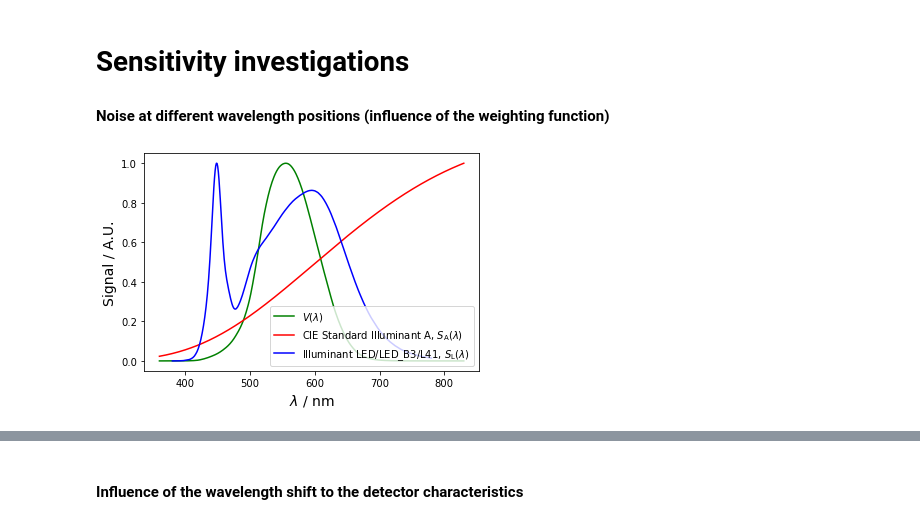
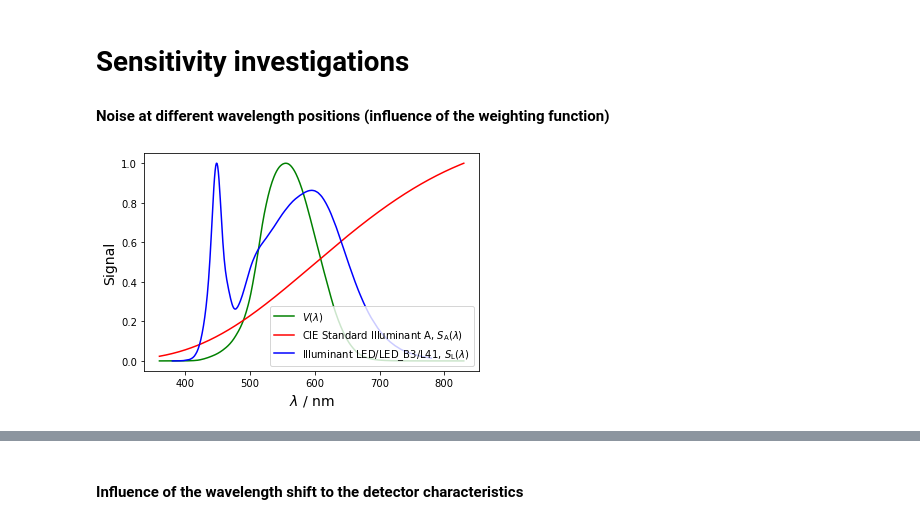
Before and after one commit to empir19nrm02/empir19nrm02, a Jupyter notebook: empir19nrm02/Jupyter/f1PrimeDetectorMet.ipynb, the cells around one changed output, grey strips where cells are left out. Cells and saved outputs as stored; diff of their text form; code cells hidden in the pictures.

```diff
--- a/empir19nrm02/Jupyter/f1PrimeDetectorMet.ipynb
+++ b/empir19nrm02/Jupyter/f1PrimeDetectorMet.ipynb
@@ -32,6 +32,9 @@ str_m_q_minus = '$m_{q-}$'
 str_m_q_max = '$m_{\mathrm{q,max}}$'
 str_m_q_max_a = '$m_{\mathrm{q,max}}^{a}$'
 str_m_q_min = '$m_{\mathrm{q,min}}$'
+
+#strAU = ' / A.U.'
+strAU = ''
 # %% [markdown]
 ### Demonstration code for article
 # %%
@@ -1241,18 +1171,17 @@ Value= [0.7865088184584943, 0.04249331749468605] Inteval(95%)= 0.167585801097519
 # Sensitivity investigations
 #### Noise at different wavelength positions (influence of the weighting function)
 # %%
-pyplot.plot(lx._CMF['1931_2']['bar'][0], lx._CMF['1931_2']['bar'][2], label='$V(\lambda)$', color='g')
-pyplot.plot(lx._CIE_ILLUMINANTS['A'][0], lx._CIE_ILLUMINANTS['A'][1]/np.max(lx._CIE_ILLUMINANTS['A'][1]), label='CIE Standard Illuminant A, $S_{\mathrm{A}}(\lambda)$', color='r')
-pyplot.plot(lx._CIE_ILLUMINANTS['LED_B3'][0], lx._CIE_ILLUMINANTS['LED_B3'][1]/np.max(lx._CIE_ILLUMINANTS['LED_B3'][1]), label='Illuminant LED/LED_B3/L41, $S_{\mathrm{L}}(\lambda)$', color='b')
+fig0, ax0 = pyplot.subplots()
+ax0.plot(lx._CMF['1931_2']['bar'][0], lx._CMF['1931_2']['bar'][2], label='$V(\lambda)$', color='g')
+ax0.plot(lx._CIE_ILLUMINANTS['A'][0], lx._CIE_ILLUMINANTS['A'][1]/np.max(lx._CIE_ILLUMINANTS['A'][1]), label='CIE Standard Illuminant A, $S_{\mathrm{A}}(\lambda)$', color='r')
+ax0.plot(lx._CIE_ILLUMINANTS['LED_B3'][0], lx._CIE_ILLUMINANTS['LED_B3'][1]/np.max(lx._CIE_ILLUMINANTS['LED_B3'][1]), label='Illuminant LED/LED_B3/L41, $S_{\mathrm{L}}(\lambda)$', color='b')
 
-pyplot.xlabel('$\lambda$ / nm', fontsize=label_font_size)
-pyplot.ylabel('Signal / A.U.', fontsize=label_font_size)
-#pyplot.title('Target and weighting functions')
-#pyplot.legend(bbox_to_anchor=(0, 0, 1, 0), loc="upper left", mode="expand")
-pyplot.legend( loc="lower right")
+ax0.set_xlabel('$\lambda$ / nm', fontsize=label_font_size)
+ax0.set_ylabel('Signal' + strAU, fontsize=label_font_size)
+ax0.legend( loc="lower right")
 save_fig(filename='Target and weighting')
 # %% [output]
-[figure, old version]
+[figure, new version]
 # %%
 VLDetectorNoise = _RES['VLSimNoise']['S']['data'].copy()
 VLDetectorNoise.shape
```
Also changed, not shown: parts of 83 cells of this notebook, 3 other files.
